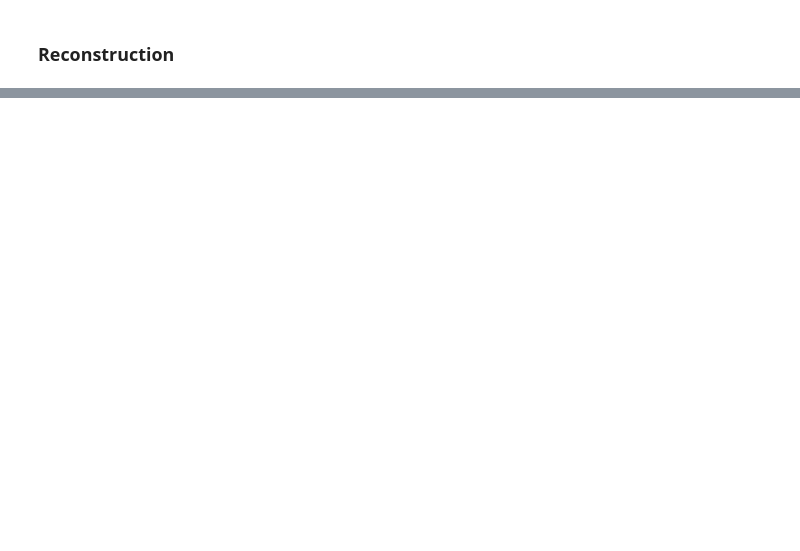
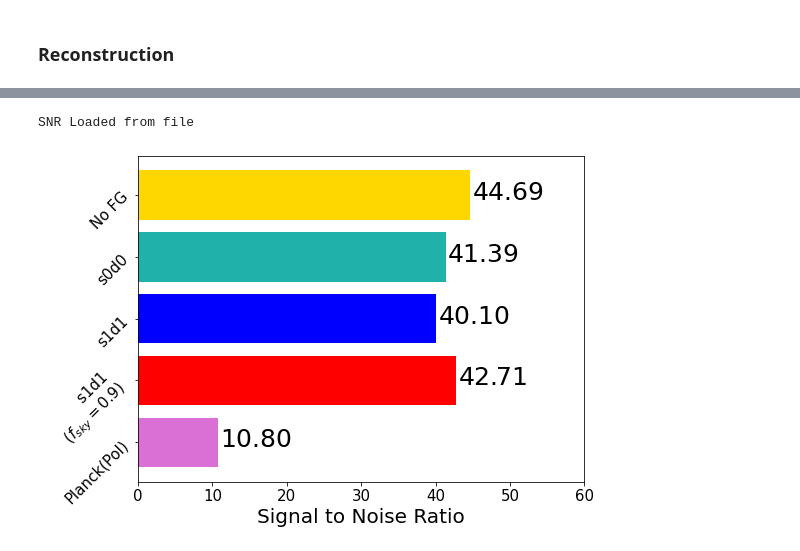
Before and after one commit to antolonappan/dell, a Jupyter notebook: Notebooks/publish.ipynb, the cells around one changed output, grey strips where cells are left out. Cells and saved outputs as stored; diff of their text form; code cells hidden in the pictures; blank space fills up the shorter version.

```diff
--- a/Notebooks/publish.ipynb
+++ b/Notebooks/publish.ipynb
@@ -53,0 +36,5 @@ Data Loaded from file
+# %%
+rec.plot_SNR_impact_v2(save=True,color=['brown','gold','lightseagreen','blue','red','orchid'][::-1])
+# %% [output]
+SNR Loaded from file
+[figure, added]
```
Also changed, not shown: parts of 19 cells of this notebook, 36 other files.
